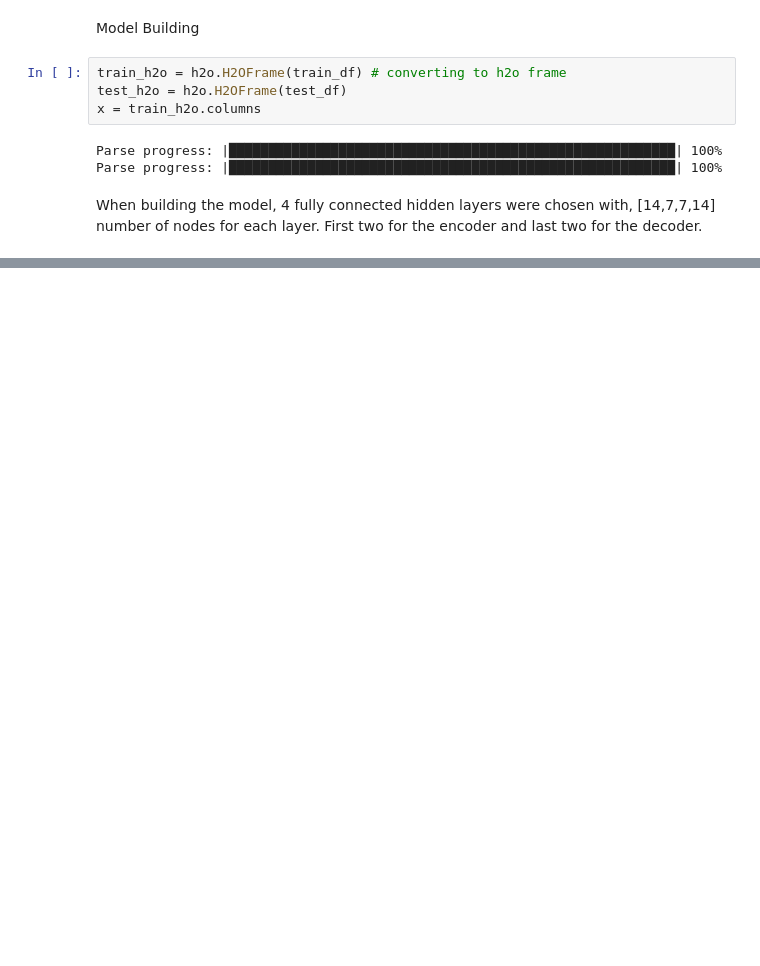
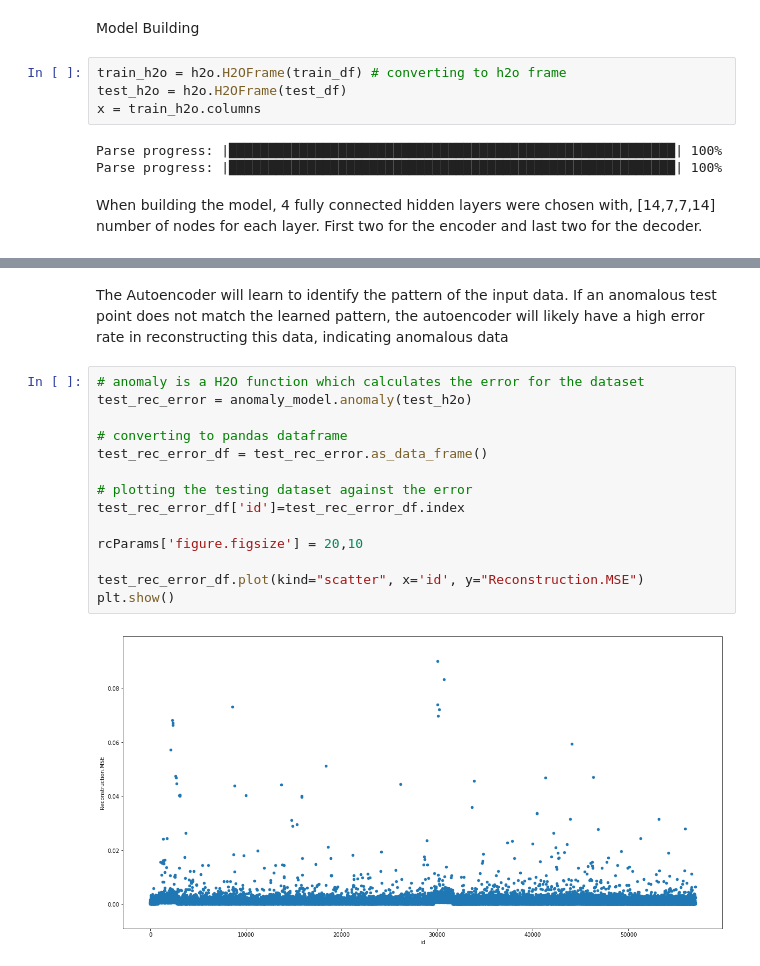
Before and after one commit to kumarnikhil936/FraudDetectionUsingAutoencoders, a Jupyter notebook: autoencoder_h2o.ipynb, the cells around one changed output, grey strips where cells are left out. Drawn from its saved outputs; the diff is of its cells as text; blank space fills up the shorter version.

```diff
--- a/autoencoder_h2o.ipynb
+++ b/autoencoder_h2o.ipynb
@@ -189,0 +257,18 @@ deeplearning Model Build progress: |██████████████
+# %% [markdown]
+The Autoencoder will learn to identify the pattern of the input data. If an anomalous test point does not match the learned pattern, the autoencoder will likely have a high error rate in reconstructing this data, indicating anomalous data
+# %%
+# anomaly is a H2O function which calculates the error for the dataset
+test_rec_error = anomaly_model.anomaly(test_h2o)
+
+# converting to pandas dataframe
+test_rec_error_df = test_rec_error.as_data_frame()
+
+# plotting the testing dataset against the error
+test_rec_error_df['id']=test_rec_error_df.index
+
+rcParams['figure.figsize'] = 20,10
+
+test_rec_error_df.plot(kind="scatter", x='id', y="Reconstruction.MSE")
+plt.show()
+# %% [output]
+[figure, added]
```
Also changed, not shown: parts of 27 cells of this notebook.
